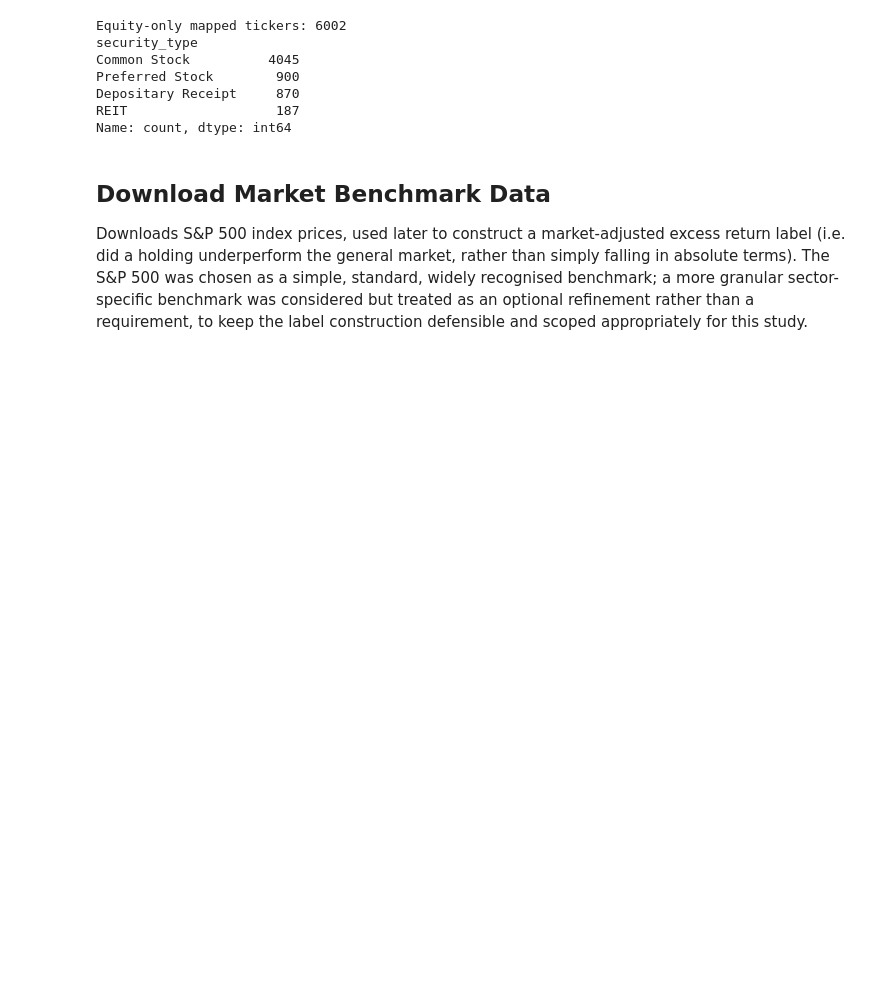
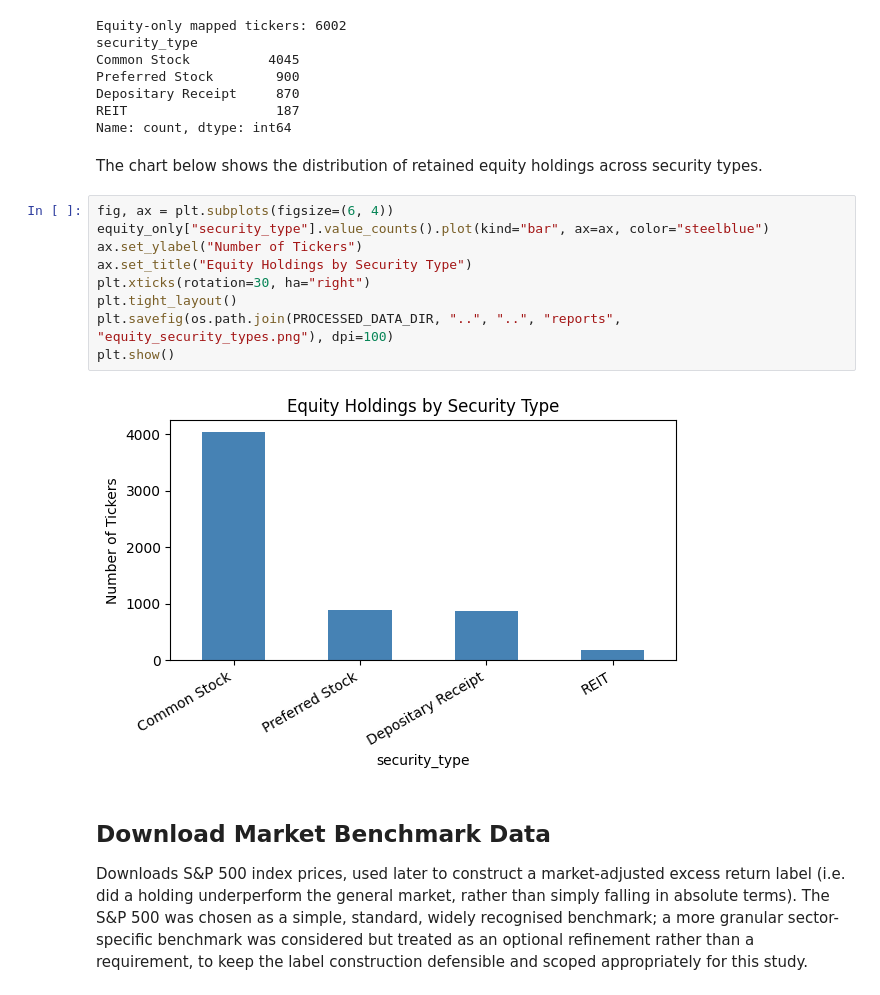
Before and after one commit to GopolangMmutlwaneCaptone/Risk-Concentration-Flagging, a Jupyter notebook: src/preprocessing/preprocessing.ipynb, the cells around one changed output. Cells and saved outputs as stored; diff of their text form; blank space fills up the shorter version.

```diff
--- a/src/preprocessing/preprocessing.ipynb
+++ b/src/preprocessing/preprocessing.ipynb
@@ -649,6 +665,19 @@ Preferred Stock        900
 Depositary Receipt     870
 REIT                   187
 Name: count, dtype: int64
+# %% [markdown]
+The chart below shows the distribution of retained equity holdings across security types.
+# %%
+fig, ax = plt.subplots(figsize=(6, 4))
+equity_only["security_type"].value_counts().plot(kind="bar", ax=ax, color="steelblue")
+ax.set_ylabel("Number of Tickers")
+ax.set_title("Equity Holdings by Security Type")
+plt.xticks(rotation=30, ha="right")
+plt.tight_layout()
+plt.savefig(os.path.join(PROCESSED_DATA_DIR, "..", "..", "reports", "equity_security_types.png"), dpi=100)
+plt.show()
+# %% [output]
+[figure, added]
 # %% [markdown]
 ## Download Market Benchmark Data
 
```
Also changed, not shown: parts of 4 cells of this notebook, 4 other files.
